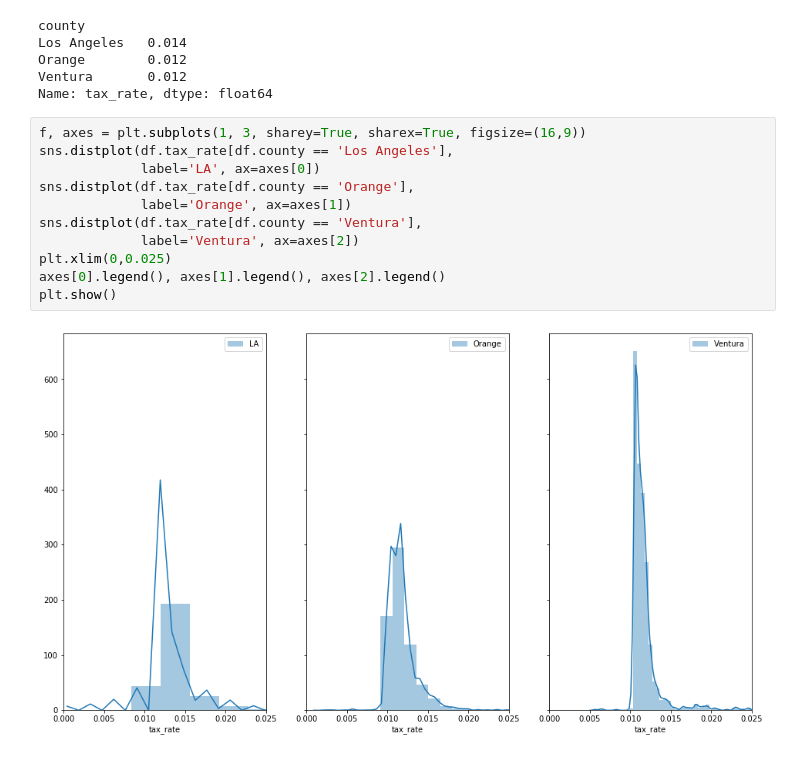
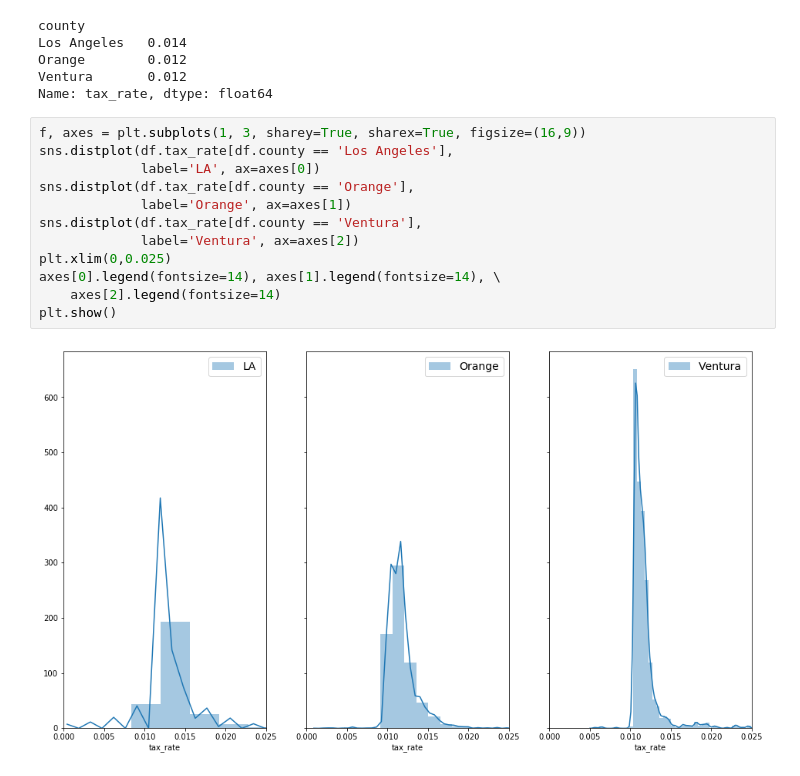
Before and after one commit to CameronGTaylor/zillow_project, a Jupyter notebook: zillow_main.ipynb, the cells around one changed output. Cells and saved outputs as stored; diff of their text form.

```diff
--- a/zillow_main.ipynb
+++ b/zillow_main.ipynb
@@ -454,13 +454,14 @@ Name: tax_rate, dtype: float64
 # %%
 f, axes = plt.subplots(1, 3, sharey=True, sharex=True, figsize=(16,9))
 sns.distplot(df.tax_rate[df.county == 'Los Angeles'],
              label='LA', ax=axes[0])
 sns.distplot(df.tax_rate[df.county == 'Orange'],
              label='Orange', ax=axes[1])
 sns.distplot(df.tax_rate[df.county == 'Ventura'],
              label='Ventura', ax=axes[2])
 plt.xlim(0,0.025)
-axes[0].legend(), axes[1].legend(), axes[2].legend()
+axes[0].legend(fontsize=14), axes[1].legend(fontsize=14), \
+    axes[2].legend(fontsize=14)
 plt.show()
 # %% [output]
-[figure, old version]
+[figure, new version]
```
Also changed, not shown: parts of 7 cells of this notebook, 2 other files.
